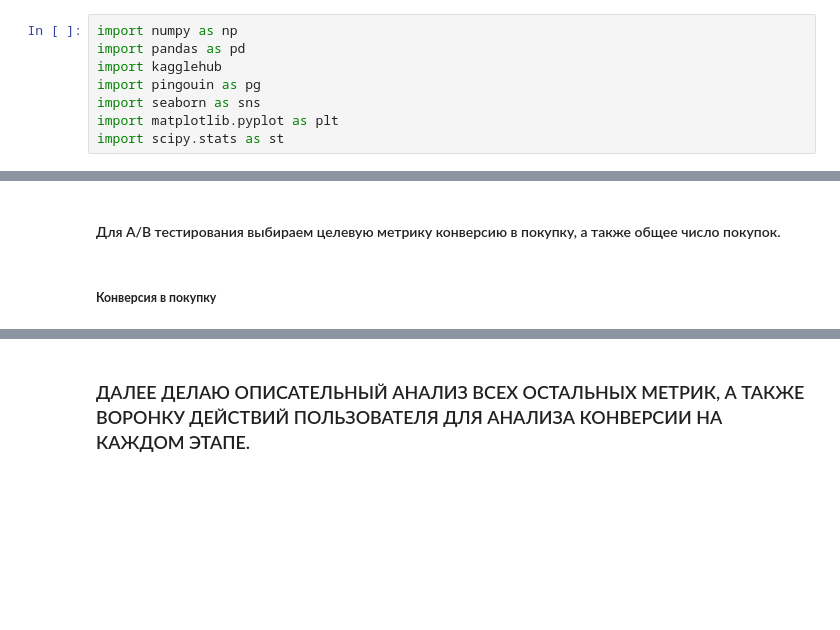
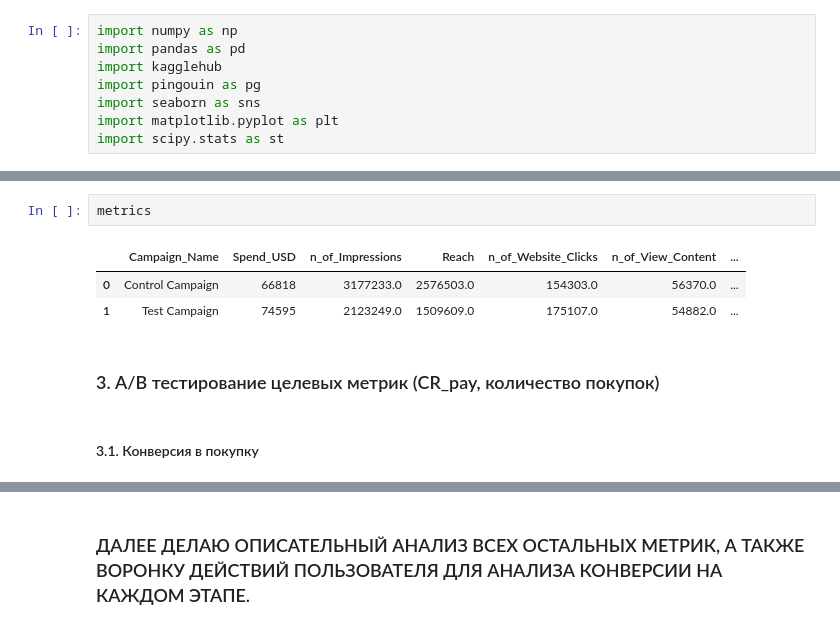
Before and after one commit to equi1p/A-B-test, a Jupyter notebook: ABTest.ipynb, the cells around one changed output, grey strips where cells are left out. Drawn from its saved outputs; the diff is of its cells as text; blank space fills up the shorter version.

```diff
--- a/ABTest.ipynb
+++ b/ABTest.ipynb
@@ -87,4 +185,10 @@ metrics_1
+# %%
+metrics
+# %% [output]
+|  | Campaign_Name | Spend_USD | n_of_Impressions | Reach | n_of_Website_Clicks | n_of_View_Content | ... |
+| 0 | Control Campaign | 66818 | 3177233.0 | 2576503.0 | 154303.0 | 56370.0 | ... |
+| 1 | Test Campaign | 74595 | 2123249.0 | 1509609.0 | 175107.0 | 54882.0 | ... |
 # %% [markdown]
-#### Для А/В тестирования выбираем целевую метрику конверсию в покупку, а также общее число покупок.
+### 3. А/В тестирование целевых метрик (CR_pay, количество покупок)
 # %% [markdown]
-##### **Конверсия в покупку**
+#### 3.1. Конверсия в покупку
```
Also changed, not shown: parts of 56 cells of this notebook.
